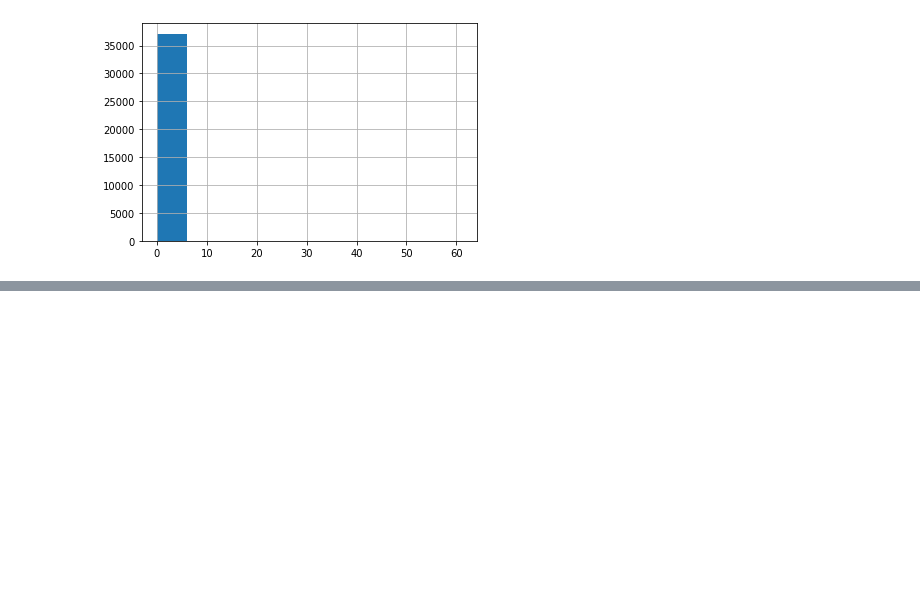
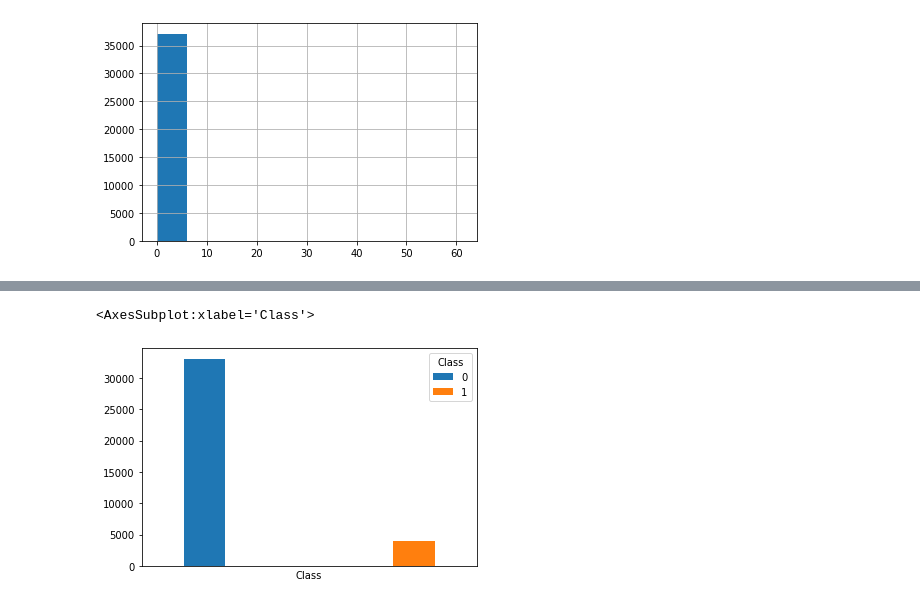
Before and after one commit to lukem1/malicious-domain-classification, a Jupyter notebook: preprocessing.ipynb, the cells around one changed output, grey strips where cells are left out. Saved outputs shown, nothing was run; the diff lists cells and outputs as text; code cells hidden in the pictures; blank space fills up the shorter version.

```diff
--- a/preprocessing.ipynb
+++ b/preprocessing.ipynb
@@ -849,0 +881,5 @@ data.SpecialCharSequence.hist()
+# %%
+pd.crosstab(data["Class"], data["Class"]).plot.bar(xticks=[])
+# %% [output]
+<AxesSubplot:xlabel='Class'>
+[figure, added]
```
Also changed, not shown: parts of 4 cells of this notebook.
